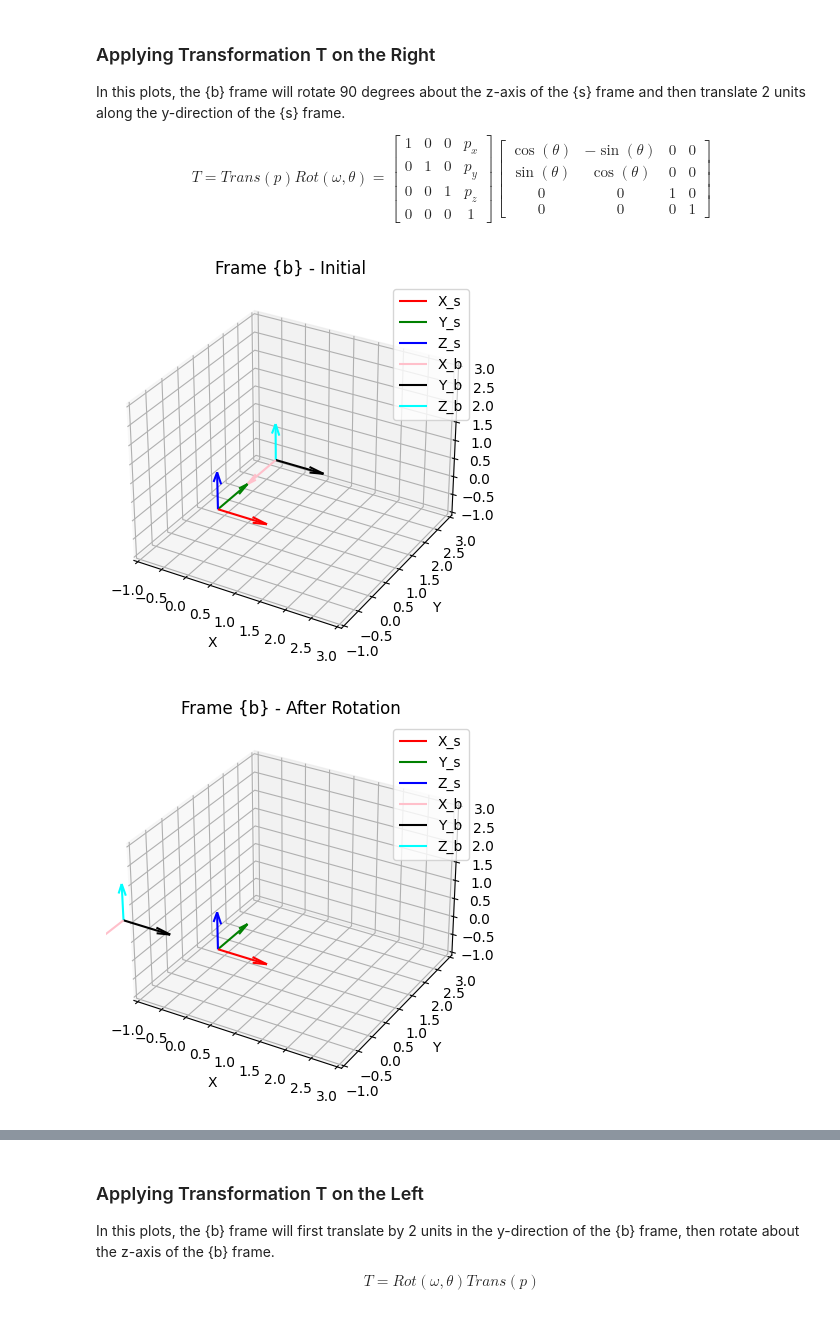
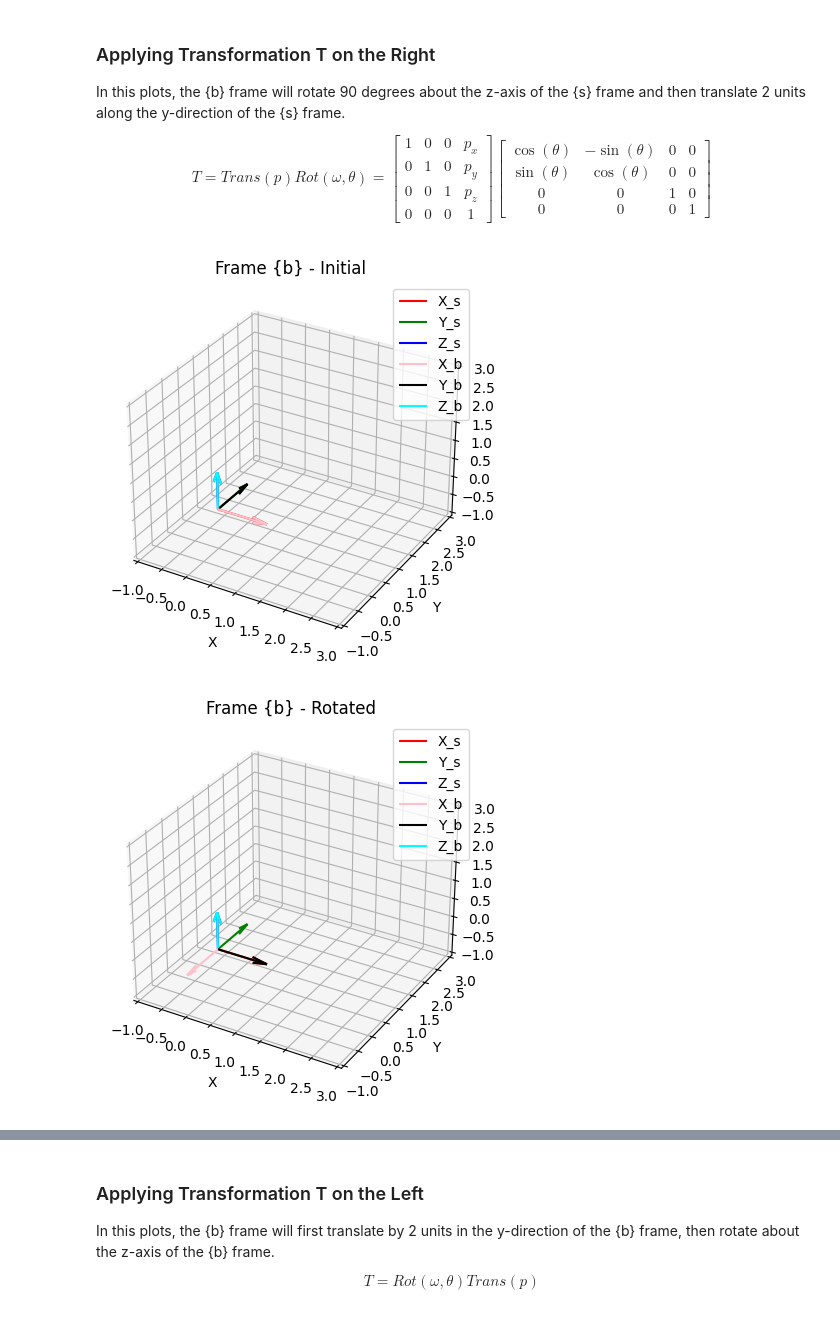
Before and after one commit to AlrIsmail/robotics_fundamentals, a Jupyter notebook: rigid_body_motion.ipynb, the cells around one changed output, grey strips where cells are left out. Drawn from its saved outputs; the diff is of its cells as text; code cells hidden in the pictures.

Commit message:
modif : Homogenous Transformation Matricies

```diff
--- a/rigid_body_motion.ipynb
+++ b/rigid_body_motion.ipynb
@@ -626,13 +626,11 @@ omega_hat_skew = np.array([[0, -omega_hat[2], omega_hat[1]],
                            [omega_hat[2], 0, -omega_hat[0]],
                            [-omega_hat[1], omega_hat[0], 0]])
 
+T = np.eye(4)
+R = np.eye(3)
 # Calculate the rotation matrix R_sb using Rodrigues' formula
-R_sb = np.eye(3) + np.sin(theta) * omega_hat_skew + (1 - np.cos(theta)) * np.dot(omega_hat_skew, omega_hat_skew)
+R_sb = R + np.sin(theta) * omega_hat_skew + (1 - np.cos(theta)) * omega_hat_skew @ omega_hat_skew
 
-# Define the transformation matrix T
-T = np.eye(4)
-T[:3, :3] = R_sb
-T[:3, 3] = p
 
 # Function to plot a frame
 def plot_frame(T, title):
@@ -644,38 +642,39 @@ def plot_frame(T, title):
     ax.set_ylim3d(-1, 3)
     ax.set_zlim3d(-1, 3)
     ax.set_xlabel('X')
     ax.set_ylabel('Y')
     ax.set_zlabel('Z')
 
     # Plot the space frame {s}
     ax.quiver(0, 0, 0, 1, 0, 0, color='r', label='X_s')
     ax.quiver(0, 0, 0, 0, 1, 0, color='g', label='Y_s')
     ax.quiver(0, 0, 0, 0, 0, 1, color='b', label='Z_s')
 
     # Plot the frame {b} relative to {s}
     T_b = T[:3, :3]
     p_b = T[:3, 3]
     ax.quiver(p_b[0], p_b[1], p_b[2], T_b[0, 0], T_b[0, 1], T_b[0, 2], color='pink', label='X_b')
     ax.quiver(p_b[0], p_b[1], p_b[2], T_b[1, 0], T_b[1, 1], T_b[1, 2], color='black', label='Y_b')
     ax.quiver(p_b[0], p_b[1], p_b[2], T_b[2, 0], T_b[2, 1], T_b[2, 2], color='cyan', label='Z_b')
 
     # Set the title and legend
     ax.set_title(title)
     ax.legend()
 
     plt.show()
 
 # Plot the initial frame {b}
 plot_frame(T, 'Frame {b} - Initial')
 
-# Plot the frame {b} after the rotation
-T[:3, 3] = np.dot(R_sb, p)
-plot_frame(T, 'Frame {b} - After Rotation')
+# rotate the frame T by 90 degrees about the z-axis
+T[:3, :3] = R_sb
+# Plot the rotated frame {b}
+plot_frame(T, 'Frame {b} - Rotated')
 
-# Plot the frame {b} after the translation
+# translate the frame T by 2 units in the z-direction
 T[:3, 3] = p
-T[:3, :3] = R_sb
-plot_frame(T, 'Frame {b} - After Translation')
+# Plot the translated frame {b}
+plot_frame(T, 'Frame {b} - Translated')
 # %% [output]
-[figure, old version]
+[figure, new version]
-[figure, old version]
+[figure, new version]
```
Also changed, not shown: parts of 4 cells of this notebook.
